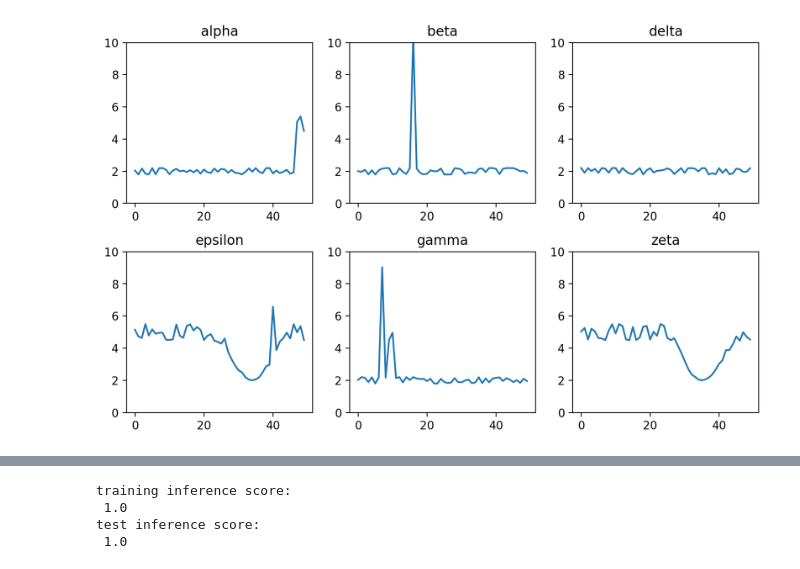
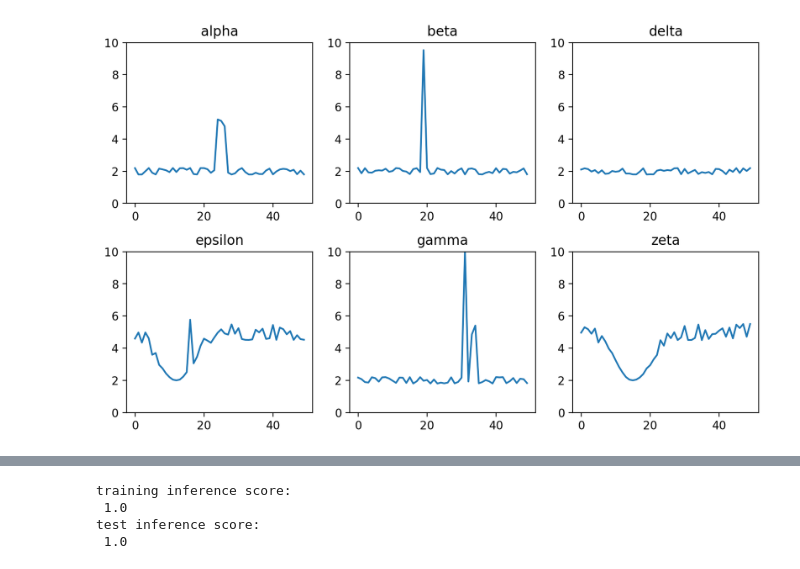
Before and after one commit to jorwatkapola/shapelet_classification, a Jupyter notebook: example.ipynb, the cells around one changed output, grey strips where cells are left out. Drawn from its saved outputs; the diff is of its cells as text; code cells hidden in the pictures.

```diff
--- a/example.ipynb
+++ b/example.ipynb
@@ -22,21 +32,21 @@ import pydotplus
 # %%
-no_per_class=30
+# number of time series of every class to be generated and the length of a time series
+no_per_class=20
 lc_len=50
-
 lcs, classes = ts_generator.generate(no_per_class,lc_len)
-
+#id numbers for the time series
 ids=list(range(len(classes)))
-
+#stratified split into training and test sets, 50:50 ratio, xs are the data, ys are the labels/classes
 x_train, x_test, y_train, y_test, id_train, id_test = train_test_split(lcs, classes, ids, test_size=0.5, random_state=0, stratify=classes)
 
 plt.figure(figsize=(10,6), dpi=200)
 plt.subplots_adjust(hspace=0.3)
 for n, name in enumerate(sorted(list(set(classes)))):
     plt.subplot(2,3,n+1)
     plt.ylim(0,10)
     plt.title("{}".format(name))
     id_no=np.where(np.array(y_train)=="{}".format(name))[0][0]
     plt.plot(x_train[id_no][0], x_train[id_no][1])
 plt.show()
 # %% [output]
-[figure, old version]
+[figure, new version]
```
Also changed, not shown: parts of 13 cells of this notebook, 2 other files.
